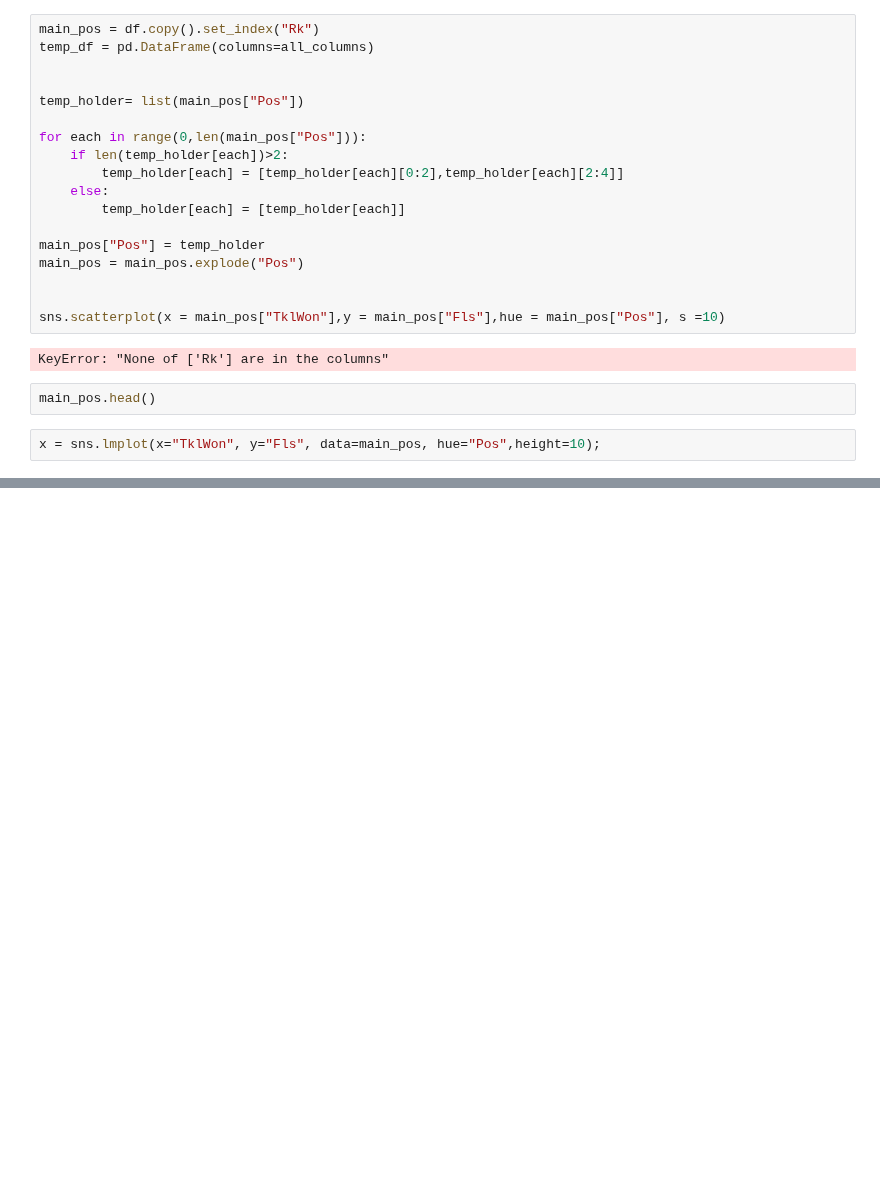
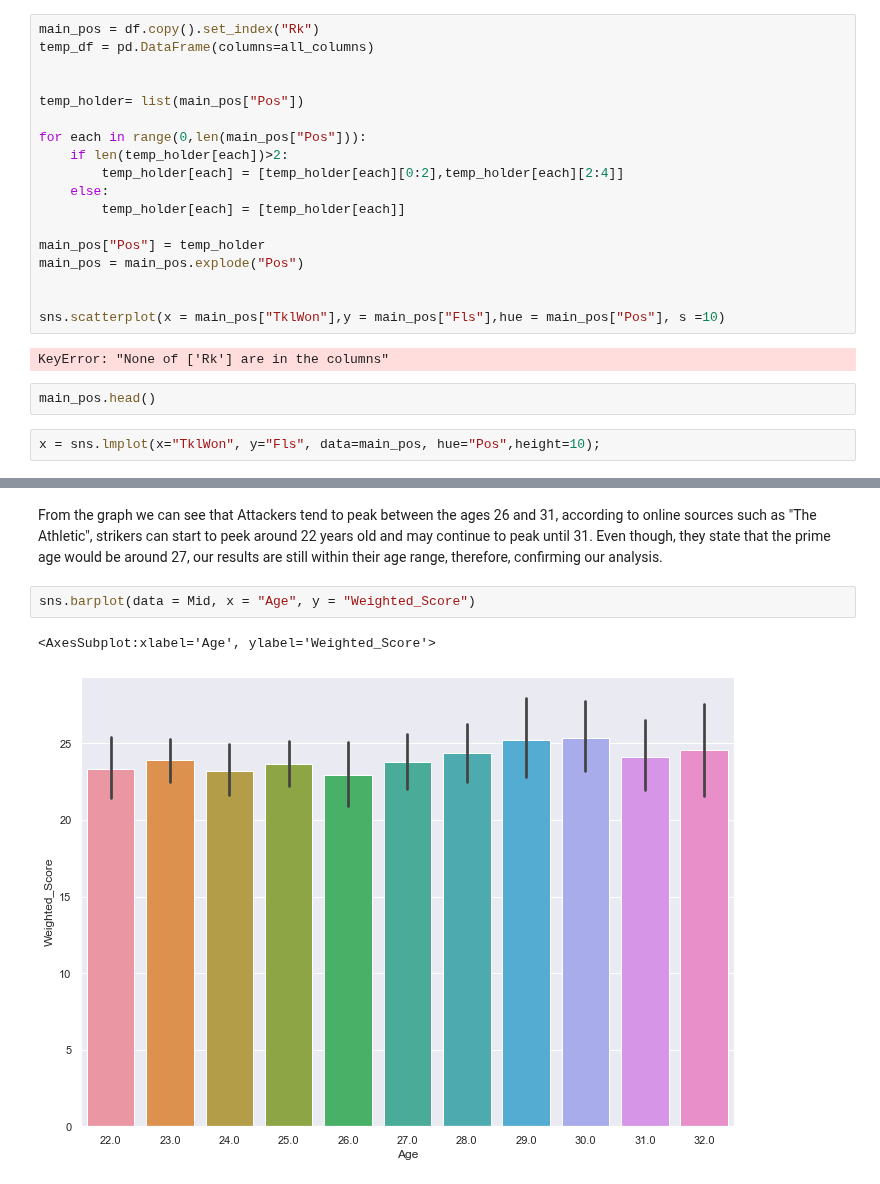
Before and after one commit to ubco-W2022T1-cosc301/project-group-25, a Jupyter notebook: notebooks/analysis3.ipynb, the cells around one changed output, grey strips where cells are left out. Saved outputs shown, nothing was run; the diff lists cells and outputs as text; blank space fills up the shorter version.

```diff
--- a/notebooks/analysis3.ipynb
+++ b/notebooks/analysis3.ipynb
@@ -266,0 +306,7 @@ df.to_csv("../data/processed/processed_3.csv")
+# %% [markdown]
+From the graph we can see that Attackers tend to peak between the ages 26 and 31, according to online sources such as "The Athletic", strikers can start to peek around 22 years old and may continue to peak until 31. Even though, they state that the prime age would be around 27, our results are still within their age range, therefore, confirming our analysis.
+# %%
+sns.barplot(data = Mid, x = "Age", y = "Weighted_Score")
+# %% [output]
+<AxesSubplot:xlabel='Age', ylabel='Weighted_Score'>
+[figure, added]
```
Also changed, not shown: parts of 18 cells of this notebook, 3 other files.
